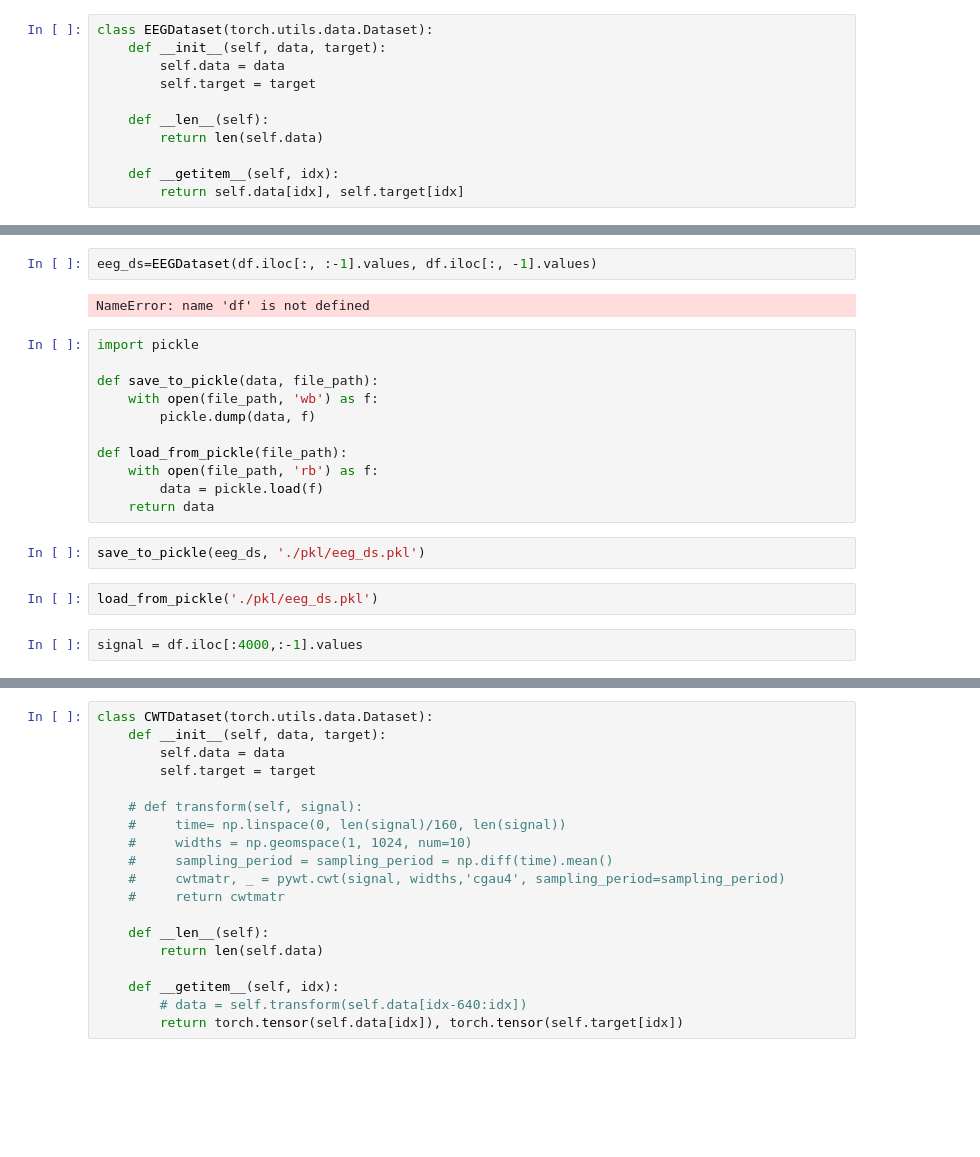
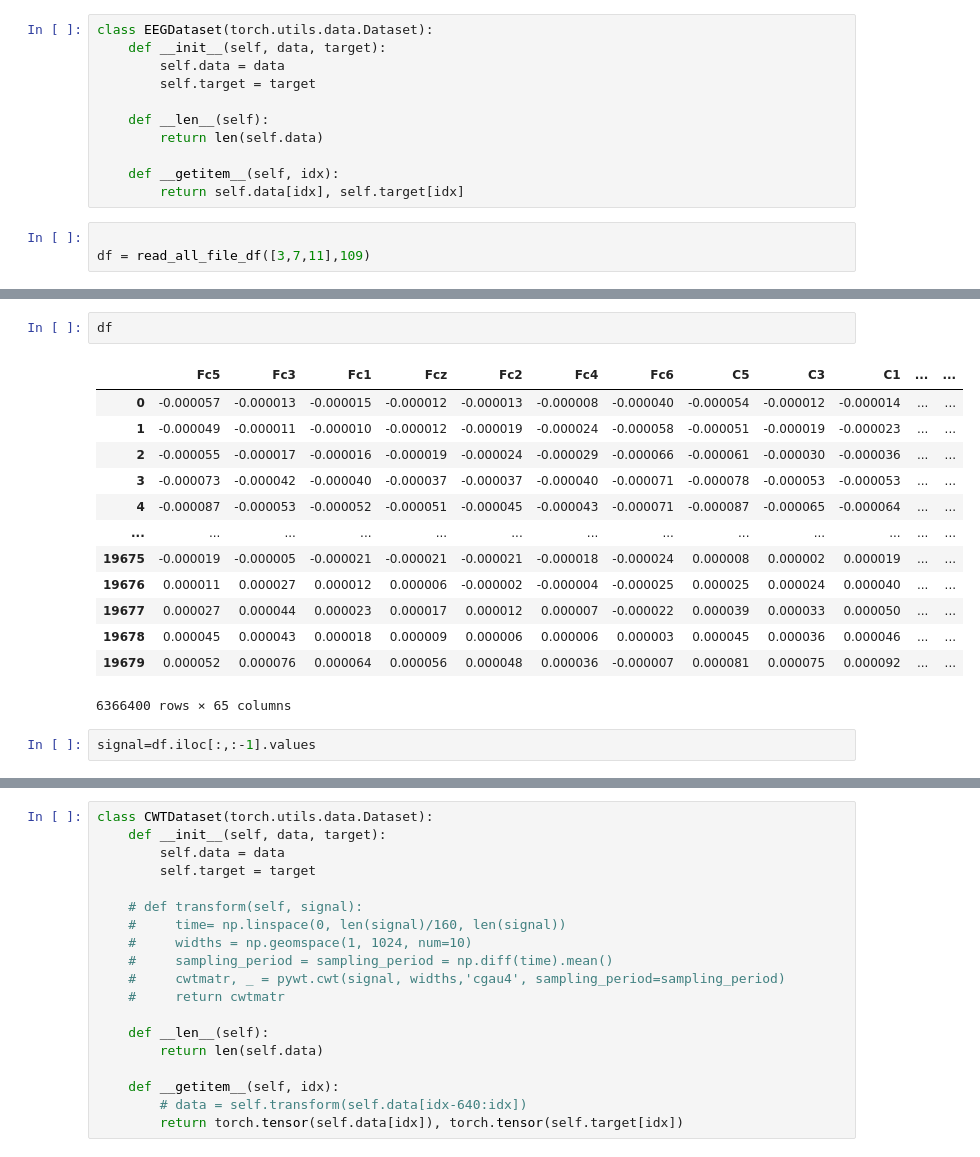
Before and after one commit to Kleczyk/Decoding_of_EEG, a Jupyter notebook: v2.ipynb, the cells around one changed output, grey strips where cells are left out. Drawn from its saved outputs; the diff is of its cells as text; blank space fills up the shorter version.

```diff
--- a/v2.ipynb
+++ b/v2.ipynb
@@ -81,3 +77,6 @@ class EEGDataset(torch.utils.data.Dataset):
 
     def __getitem__(self, idx):
         return self.data[idx], self.target[idx]
+# %%
+
+df = read_all_file_df([3,7,11],109)
@@ -84,21 +129,18 @@ class EEGDataset(torch.utils.data.Dataset):
+# %%
+df
+# %% [output]
+|  | Fc5 | Fc3 | Fc1 | Fcz | Fc2 | Fc4 | Fc6 | C5 | C3 | C1 | ... | ... |
+| 0 | -0.000057 | -0.000013 | -0.000015 | -0.000012 | -0.000013 | -0.000008 | -0.000040 | -0.000054 | -0.000012 | -0.000014 | ... | ... |
+| 1 | -0.000049 | -0.000011 | -0.000010 | -0.000012 | -0.000019 | -0.000024 | -0.000058 | -0.000051 | -0.000019 | -0.000023 | ... | ... |
+| 2 | -0.000055 | -0.000017 | -0.000016 | -0.000019 | -0.000024 | -0.000029 | -0.000066 | -0.000061 | -0.000030 | -0.000036 | ... | ... |
+| 3 | -0.000073 | -0.000042 | -0.000040 | -0.000037 | -0.000037 | -0.000040 | -0.000071 | -0.000078 | -0.000053 | -0.000053 | ... | ... |
+| 4 | -0.000087 | -0.000053 | -0.000052 | -0.000051 | -0.000045 | -0.000043 | -0.000071 | -0.000087 | -0.000065 | -0.000064 | ... | ... |
+| ... | ... | ... | ... | ... | ... | ... | ... | ... | ... | ... | ... | ... |
+| 19675 | -0.000019 | -0.000005 | -0.000021 | -0.000021 | -0.000021 | -0.000018 | -0.000024 | 0.000008 | 0.000002 | 0.000019 | ... | ... |
+| 19676 | 0.000011 | 0.000027 | 0.000012 | 0.000006 | -0.000002 | -0.000004 | -0.000025 | 0.000025 | 0.000024 | 0.000040 | ... | ... |
+| 19677 | 0.000027 | 0.000044 | 0.000023 | 0.000017 | 0.000012 | 0.000007 | -0.000022 | 0.000039 | 0.000033 | 0.000050 | ... | ... |
+| 19678 | 0.000045 | 0.000043 | 0.000018 | 0.000009 | 0.000006 | 0.000006 | 0.000003 | 0.000045 | 0.000036 | 0.000046 | ... | ... |
+| 19679 | 0.000052 | 0.000076 | 0.000064 | 0.000056 | 0.000048 | 0.000036 | -0.000007 | 0.000081 | 0.000075 | 0.000092 | ... | ... |
+6366400 rows × 65 columns
 # %%
-eeg_ds=EEGDataset(df.iloc[:, :-1].values, df.iloc[:, -1].values)
+signal=df.iloc[:,:-1].values
-# %% [output]
-NameError: name 'df' is not defined
-# %%
-import pickle
-
-def save_to_pickle(data, file_path):
-    with open(file_path, 'wb') as f:
-        pickle.dump(data, f)
-
-def load_from_pickle(file_path):
-    with open(file_path, 'rb') as f:
-        data = pickle.load(f)
-    return data
-# %%
-save_to_pickle(eeg_ds, './pkl/eeg_ds.pkl')
-# %%
-load_from_pickle('./pkl/eeg_ds.pkl')
-# %%
-signal = df.iloc[:4000,:-1].values
```
Also changed, not shown: parts of 5 cells of this notebook.
